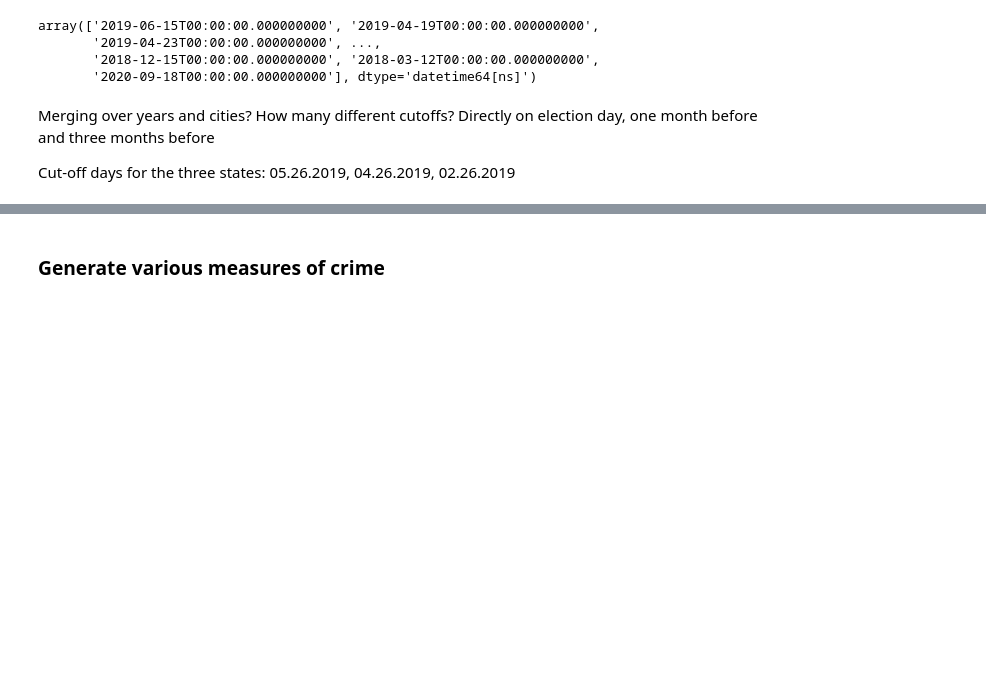
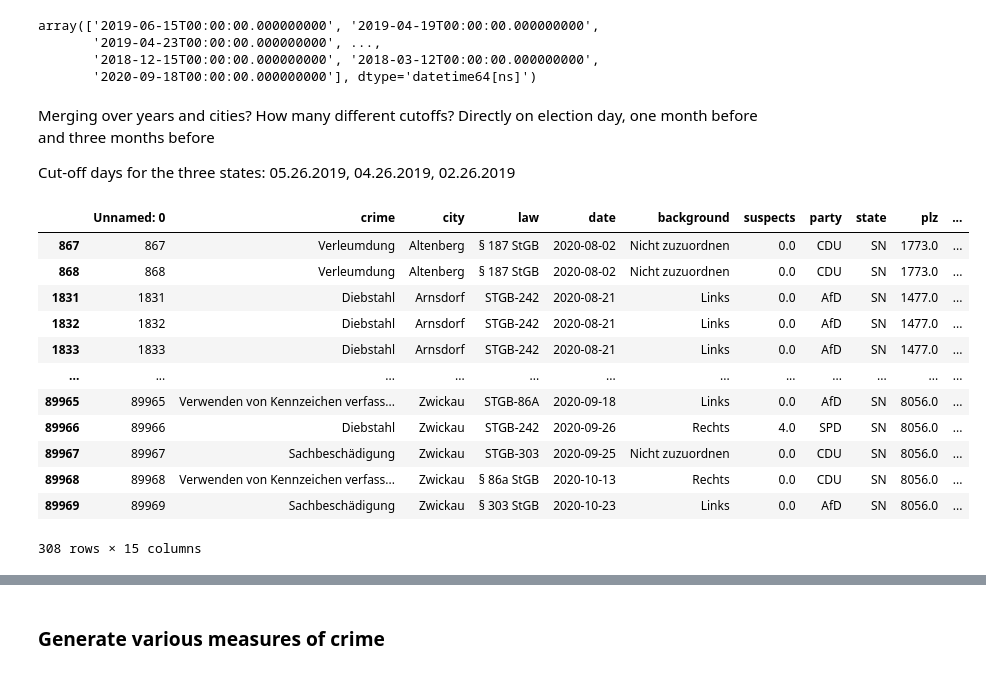
Before and after one commit to mariusgruenewald/pol_viol, a Jupyter notebook: merging_data.ipynb, the cells around one changed output, grey strips where cells are left out. Cells and saved outputs as stored; diff of their text form; code cells hidden in the pictures; blank space fills up the shorter version.

```diff
--- a/merging_data.ipynb
+++ b/merging_data.ipynb
@@ -88,6 +104,23 @@ data_crime.loc[data_crime['date'] > dt.datetime(2019, 2, 26, 0, 0), 'cycle_3'] =
 #list_double_cities = data_share[data_share.city.isin(list_double.city)]['city'].unique()
 #list_to_drop_crime = data_crime[data_crime.city.isin(list_double.city)]
 #data_crime = data_crime[~data_crime.city.isin(list_to_drop_crime.city)]
+# %%
+#data_crime_dropped = data_crime.dropna(subset=['party'])
+data_crime_dropped[(data_crime_dropped['date'].astype(str).str.contains('2020', na=False)) & (data_crime_dropped['state'] == 'SN')]
+# %% [output]
+|  | Unnamed: 0 | crime | city | law | date | background | suspects | party | state | plz | ... |
+| 867 | 867 | Verleumdung | Altenberg | § 187 StGB | 2020-08-02 | Nicht zuzuordnen | 0.0 | CDU | SN | 1773.0 | ... |
+| 868 | 868 | Verleumdung | Altenberg | § 187 StGB | 2020-08-02 | Nicht zuzuordnen | 0.0 | CDU | SN | 1773.0 | ... |
+| 1831 | 1831 | Diebstahl | Arnsdorf | STGB-242 | 2020-08-21 | Links | 0.0 | AfD | SN | 1477.0 | ... |
+| 1832 | 1832 | Diebstahl | Arnsdorf | STGB-242 | 2020-08-21 | Links | 0.0 | AfD | SN | 1477.0 | ... |
+| 1833 | 1833 | Diebstahl | Arnsdorf | STGB-242 | 2020-08-21 | Links | 0.0 | AfD | SN | 1477.0 | ... |
+| ... | ... | ... | ... | ... | ... | ... | ... | ... | ... | ... | ... |
+| 89965 | 89965 | Verwenden von Kennzeichen verfass... | Zwickau | STGB-86A | 2020-09-18 | Links | 0.0 | AfD | SN | 8056.0 | ... |
+| 89966 | 89966 | Diebstahl | Zwickau | STGB-242 | 2020-09-26 | Rechts | 4.0 | SPD | SN | 8056.0 | ... |
+| 89967 | 89967 | Sachbeschädigung | Zwickau | STGB-303 | 2020-09-25 | Nicht zuzuordnen | 0.0 | CDU | SN | 8056.0 | ... |
+| 89968 | 89968 | Verwenden von Kennzeichen verfass... | Zwickau | § 86a StGB | 2020-10-13 | Rechts | 0.0 | CDU | SN | 8056.0 | ... |
+| 89969 | 89969 | Sachbeschädigung | Zwickau | § 303 StGB | 2020-10-23 | Links | 0.0 | AfD | SN | 8056.0 | ... |
+308 rows × 15 columns
 # %%
 #data_share.dropna(thresh, inplace=True)
 
```
Also changed, not shown: parts of 6 cells of this notebook, 5 other files.
